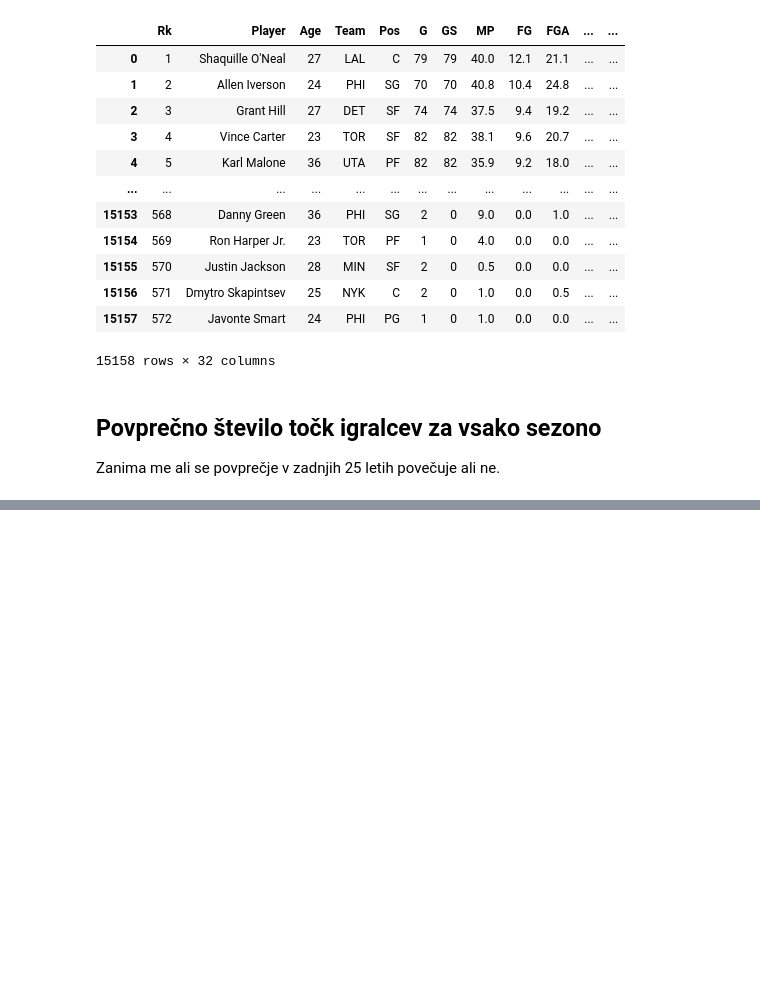
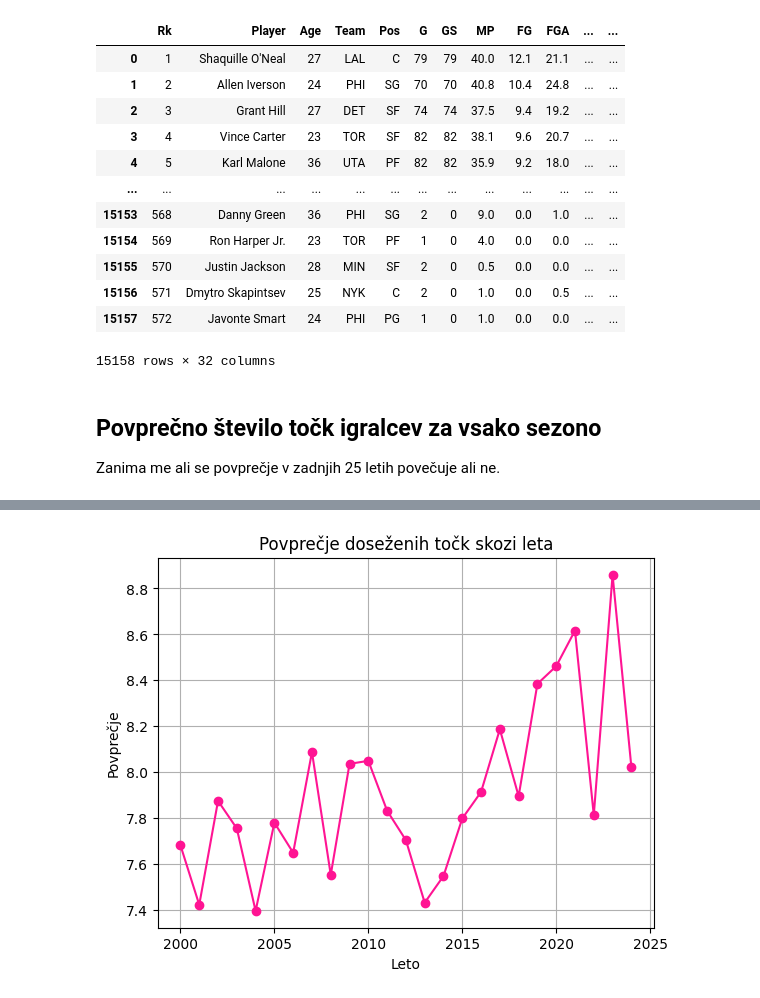
Before and after one commit to neza111/Projektna-naloga-UVP, a Jupyter notebook: analiza_podatkov.ipynb, the cells around one changed output, grey strips where cells are left out. Saved outputs shown, nothing was run; the diff lists cells and outputs as text; code cells hidden in the pictures; blank space fills up the shorter version.

Commit message:
Dodan diagram povprečja

```diff
--- a/analiza_podatkov.ipynb
+++ b/analiza_podatkov.ipynb
@@ -46,0 +66,9 @@ np.int64(2023)
+# %%
+povprečje.plot(x="Year", y="mean", kind="line", legend=False, marker="o", color="deeppink")
+plt.title("Povprečje doseženih točk skozi leta")
+plt.xlabel("Leto")
+plt.ylabel("Povprečje")
+plt.grid()
+plt.show()
+# %% [output]
+[figure, added]
```
Also changed, not shown: parts of 1 cell of this notebook.
